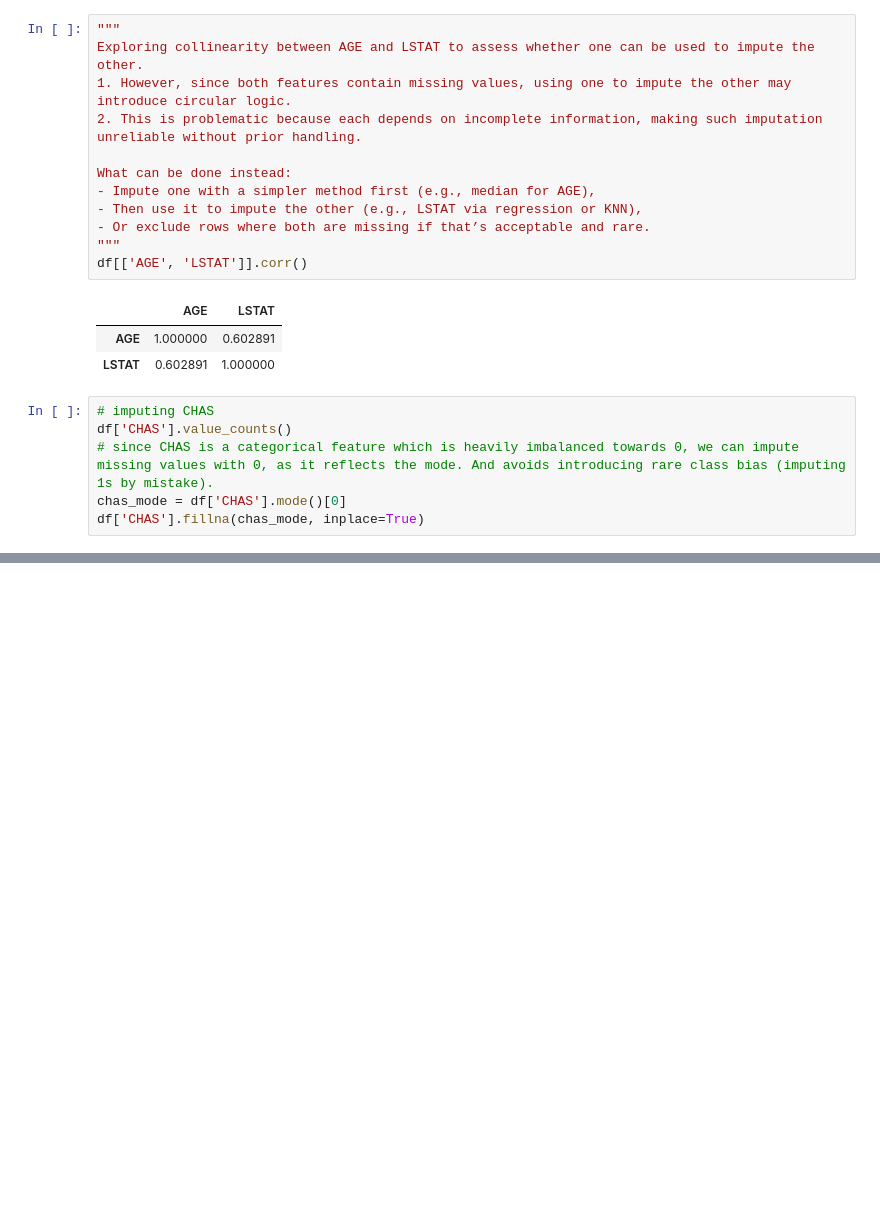
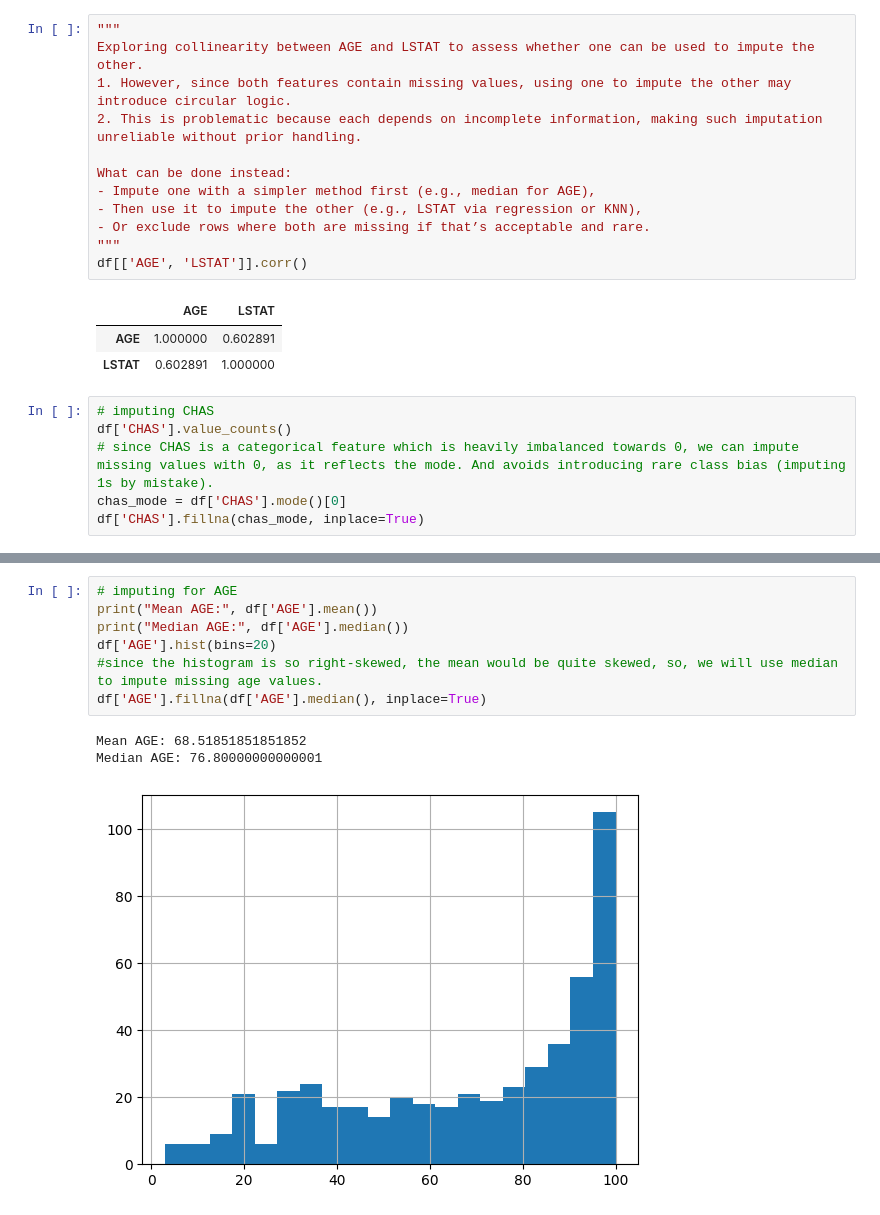
Before and after one commit to kriti-agrawal-52/linear_regression, a Jupyter notebook: data_cleaning.ipynb, the cells around one changed output, grey strips where cells are left out. Cells and saved outputs as stored; diff of their text form; blank space fills up the shorter version.

```diff
--- a/data_cleaning.ipynb
+++ b/data_cleaning.ipynb
@@ -124,0 +137,11 @@ df['CHAS'].fillna(chas_mode, inplace=True)
+# %%
+# imputing for AGE
+print("Mean AGE:", df['AGE'].mean())
+print("Median AGE:", df['AGE'].median())
+df['AGE'].hist(bins=20)
+#since the histogram is so right-skewed, the mean would be quite skewed, so, we will use median to impute missing age values.
+df['AGE'].fillna(df['AGE'].median(), inplace=True)
+# %% [output]
+Mean AGE: 68.51851851851852
+Median AGE: 76.80000000000001
+[figure, added]
```
Also changed, not shown: parts of 2 cells of this notebook.
